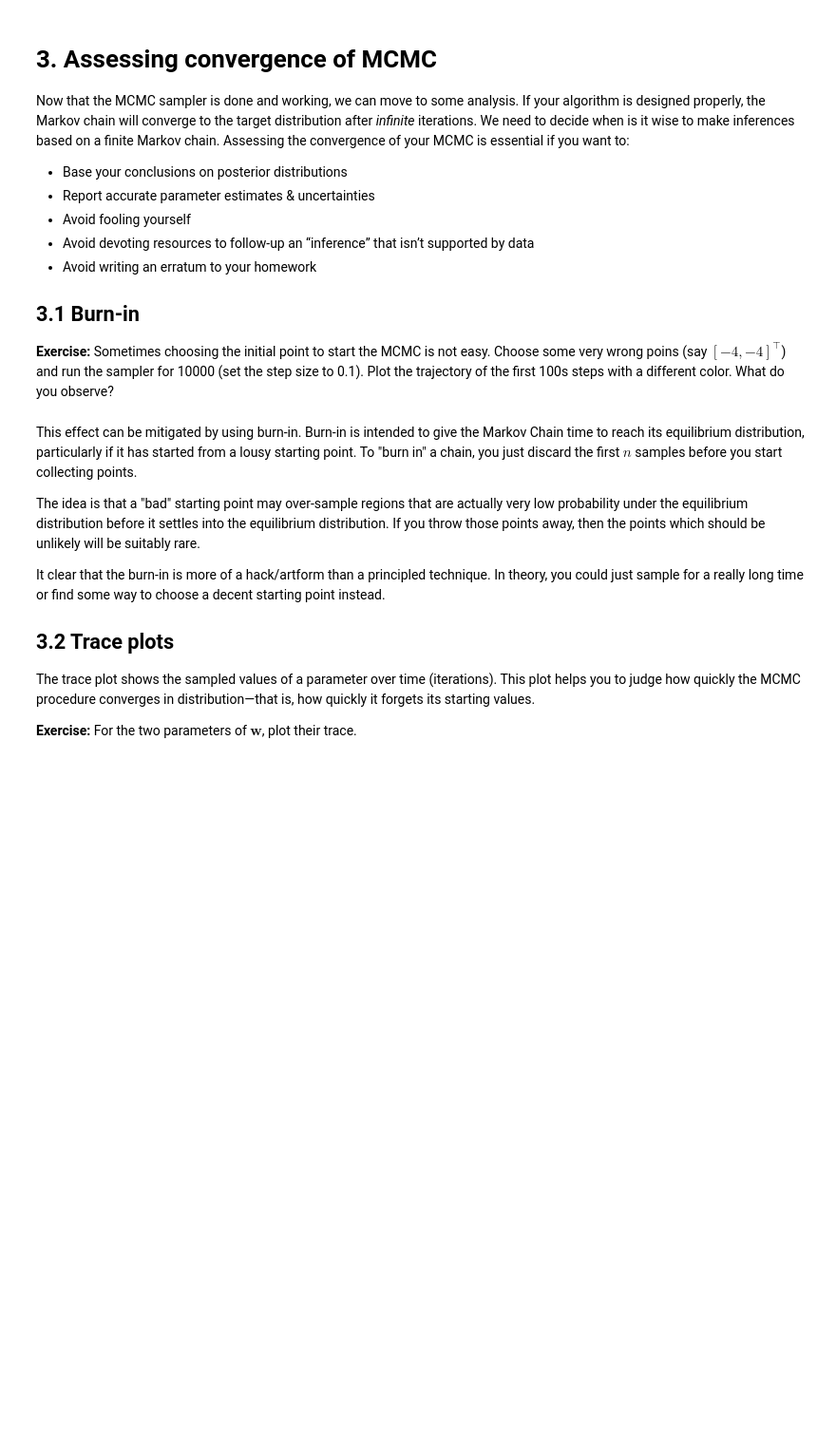
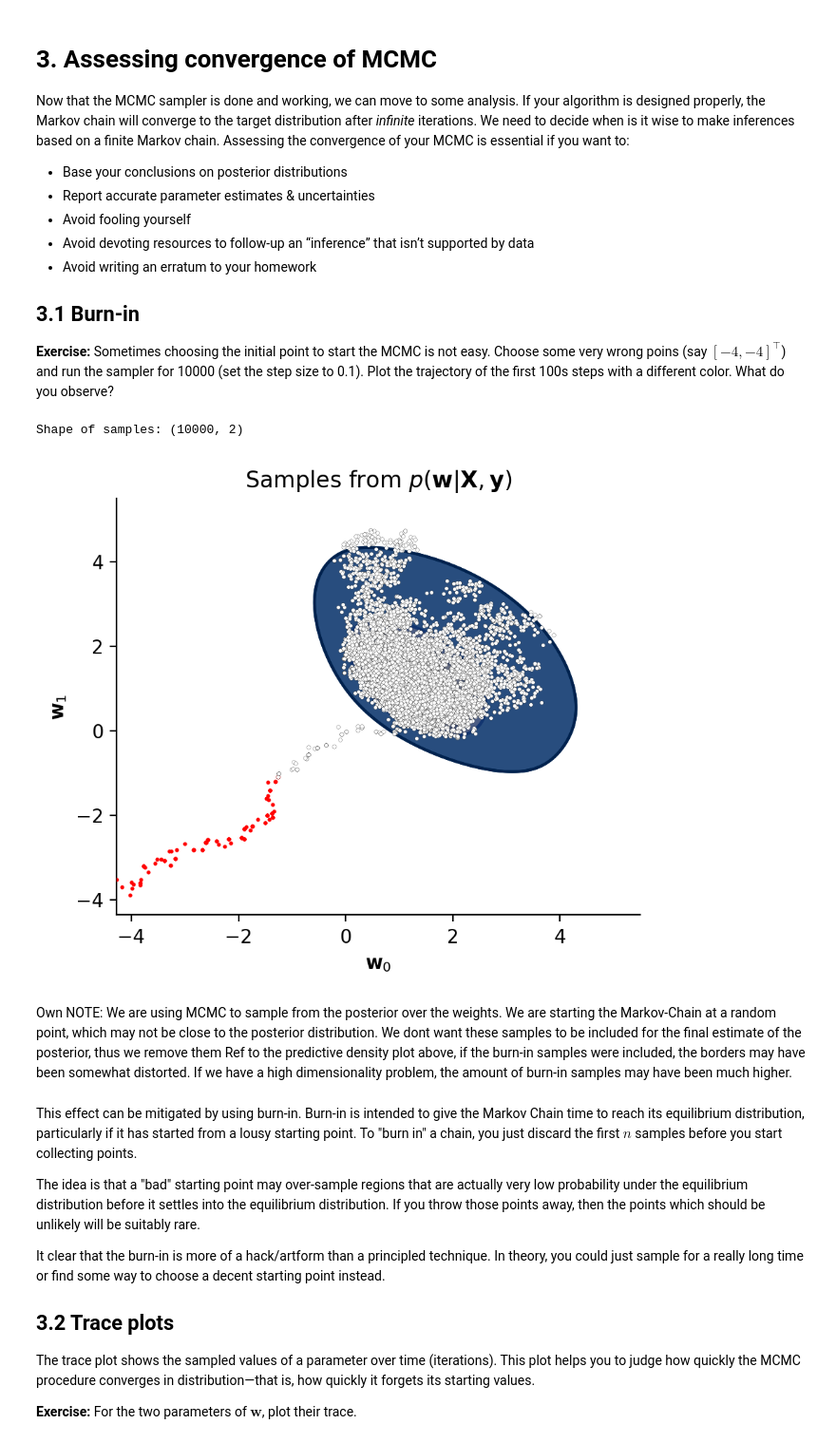
Before and after one commit to KristianHaaland/ASI, a Jupyter notebook: lab_week2/Bayesian_Logistic_Regression_MCMC.ipynb, the cells around one changed output. Shown at 95% size. Cells and saved outputs as stored; diff of their text form; code cells hidden in the pictures; blank space fills up the shorter version.

```diff
--- a/lab_week2/Bayesian_Logistic_Regression_MCMC.ipynb
+++ b/lab_week2/Bayesian_Logistic_Regression_MCMC.ipynb
@@ -285,18 +295,30 @@ Sometimes choosing the initial point to start the MCMC is not easy. Choose some
 Plot the trajectory of the first 100s steps with a different color. What do you observe?
 # %%
 # @@ COMPLETE @@
-# w_init =
-# samples =
+w_init = [-4, -4]
+samples = run_sampling(w_init, 10000, 0.1)
 
 print("Shape of samples:", samples.shape)
+# %% [output]
+Shape of samples: (10000, 2)
 # %%
 fig, ax = plt.subplots(figsize=[5, 4])
 # @@ COMPLETE @@
+ax.scatter(*samples[:100].T, s=4, edgecolor="red", linewidth=0.1, zorder=10, facecolor="red")
+plot_posterior(ax)
+ax.scatter(*samples[100:].T, s=4, edgecolor="black", linewidth=0.1, zorder=10, facecolor="white")
+plot_posterior(ax)
 
 ax.set_xlabel(r"$\mathbf{w}_0$")
 ax.set_ylabel(r"$\mathbf{w}_1$")
 ax.set_title(r"Samples from $p(\mathbf{w}|\mathbf{X},\mathbf{y}) $")
 plt.show()
+# %% [output]
+[figure, added]
+# %% [markdown]
+Own NOTE: We are using MCMC to sample from the posterior over the weights. We are starting the Markov-Chain at a random point, which may not be close to the posterior distribution. We dont want these samples to be included for the final estimate of the posterior, thus we remove them
+Ref to the predictive density plot above, if the burn-in samples were included, the borders may have been somewhat distorted.
+If we have a high dimensionality problem, the amount of burn-in samples may have been much higher.
 # %% [markdown]
 This effect can be mitigated by using burn-in.
 Burn-in is intended to give the Markov Chain time to reach its equilibrium distribution, particularly if it has started from a lousy starting point. To "burn in" a chain, you just discard the first $n$ samples before you start collecting points.
```
Also changed, not shown: parts of 7 cells of this notebook.
